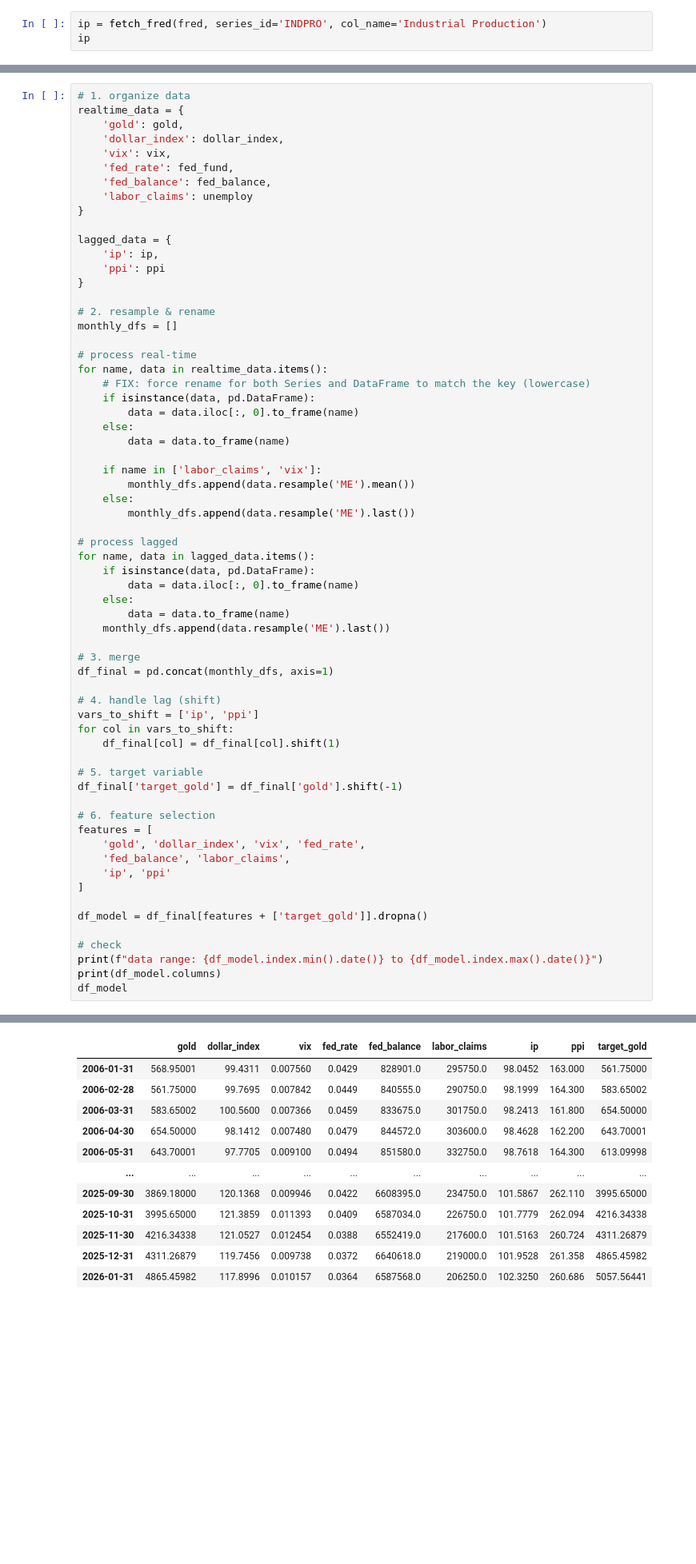
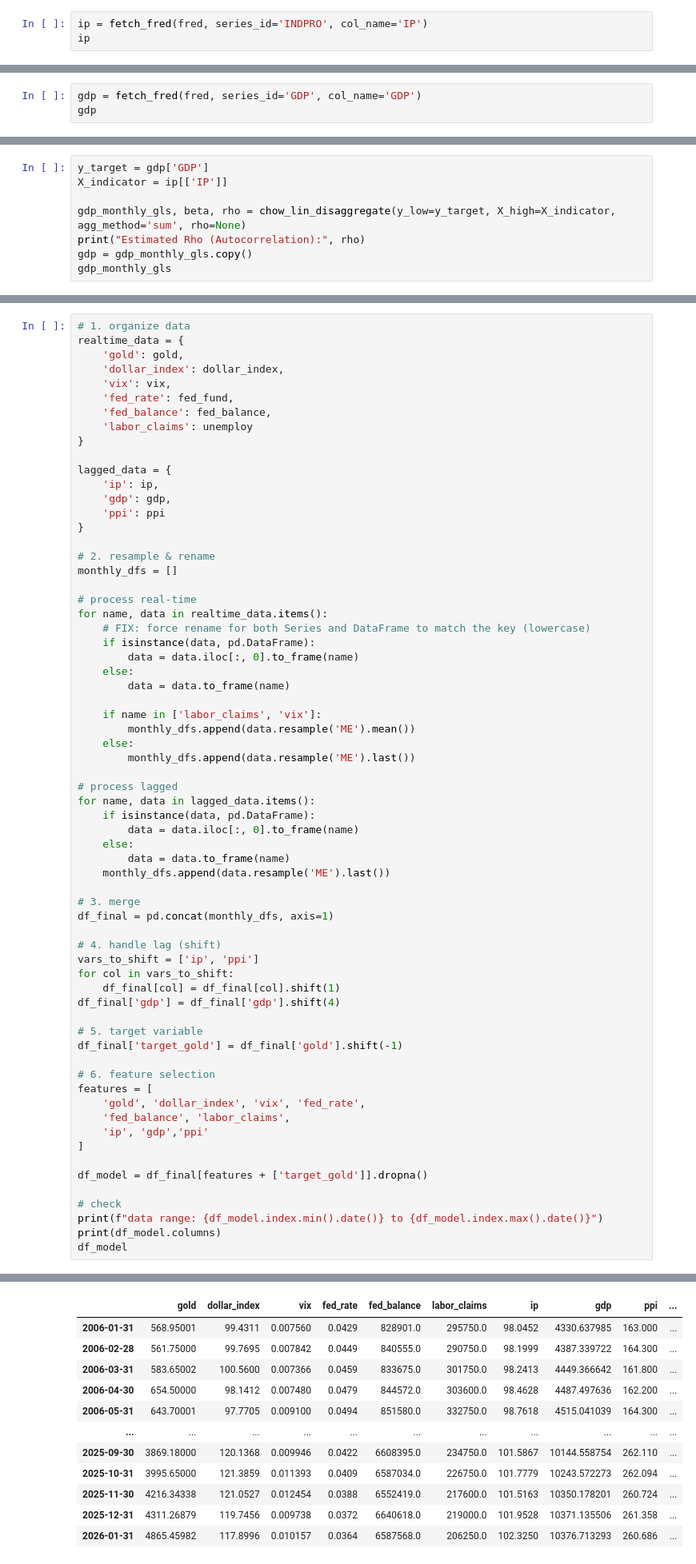
Before and after one commit to FulinQ/AQT, a Jupyter notebook: Gold/After_Meeting/Model1_FB.ipynb, the cells around one changed output, grey strips where cells are left out. Shown at 80% size. Cells and saved outputs as stored; diff of their text form; blank space fills up the shorter version.

```diff
--- a/Gold/After_Meeting/Model1_FB.ipynb
+++ b/Gold/After_Meeting/Model1_FB.ipynb
@@ -240,7 +240,7 @@ start date: 1967-01-07 00:00:00, end date: 2026-01-24 00:00:00
 | 2026-01-24 | 209000.0 |
 3082 rows × 1 columns
 # %%
-ip = fetch_fred(fred, series_id='INDPRO', col_name='Industrial Production')
+ip = fetch_fred(fred, series_id='INDPRO', col_name='IP')
 ip
 # %% [output]
 NaN value before processing: 0
@@ -260,3 +260,6 @@ start date: 1919-01-01 00:00:00, end date: 2025-12-01 00:00:00
 | 2025-11-01 | 101.9528 |
 | 2025-12-01 | 102.3250 |
 1284 rows × 1 columns
+# %%
+gdp = fetch_fred(fred, series_id='GDP', col_name='GDP')
+gdp
@@ -262,0 +378,8 @@ start date: 1919-01-01 00:00:00, end date: 2025-12-01 00:00:00
+# %%
+y_target = gdp['GDP']
+X_indicator = ip[['IP']]
+
+gdp_monthly_gls, beta, rho = chow_lin_disaggregate(y_low=y_target, X_high=X_indicator, agg_method='sum', rho=None)
+print("Estimated Rho (Autocorrelation):", rho)
+gdp = gdp_monthly_gls.copy()
+gdp_monthly_gls
@@ -294,6 +431,7 @@ realtime_data = {
 
 lagged_data = {
     'ip': ip,
+    'gdp': gdp,
     'ppi': ppi
 }
 
@@ -328,6 +466,7 @@ df_final = pd.concat(monthly_dfs, axis=1)
 vars_to_shift = ['ip', 'ppi']
 for col in vars_to_shift:
     df_final[col] = df_final[col].shift(1)
+df_final['gdp'] = df_final['gdp'].shift(4)
 
 # 5. target variable
 df_final['target_gold'] = df_final['gold'].shift(-1)
@@ -336,7 +475,7 @@ df_final['target_gold'] = df_final['gold'].shift(-1)
 features = [
     'gold', 'dollar_index', 'vix', 'fed_rate',
     'fed_balance', 'labor_claims',
-    'ip', 'ppi'
+    'ip', 'gdp','ppi'
 ]
 
 df_model = df_final[features + ['target_gold']].dropna()
@@ -352,13 +491,13 @@ Index(['gold', 'dollar_index', 'vix', 'fed_rate', 'fed_balance',
       dtype='str')
-|  | gold | dollar_index | vix | fed_rate | fed_balance | labor_claims | ip | ppi | target_gold |
-| 2006-01-31 | 568.95001 | 99.4311 | 0.007560 | 0.0429 | 828901.0 | 295750.0 | 98.0452 | 163.000 | 561.75000 |
-| 2006-02-28 | 561.75000 | 99.7695 | 0.007842 | 0.0449 | 840555.0 | 290750.0 | 98.1999 | 164.300 | 583.65002 |
-| 2006-03-31 | 583.65002 | 100.5600 | 0.007366 | 0.0459 | 833675.0 | 301750.0 | 98.2413 | 161.800 | 654.50000 |
-| 2006-04-30 | 654.50000 | 98.1412 | 0.007480 | 0.0479 | 844572.0 | 303600.0 | 98.4628 | 162.200 | 643.70001 |
-| 2006-05-31 | 643.70001 | 97.7705 | 0.009100 | 0.0494 | 851580.0 | 332750.0 | 98.7618 | 164.300 | 613.09998 |
-| ... | ... | ... | ... | ... | ... | ... | ... | ... | ... |
-| 2025-09-30 | 3869.18000 | 120.1368 | 0.009946 | 0.0422 | 6608395.0 | 234750.0 | 101.5867 | 262.110 | 3995.65000 |
-| 2025-10-31 | 3995.65000 | 121.3859 | 0.011393 | 0.0409 | 6587034.0 | 226750.0 | 101.7779 | 262.094 | 4216.34338 |
-| 2025-11-30 | 4216.34338 | 121.0527 | 0.012454 | 0.0388 | 6552419.0 | 217600.0 | 101.5163 | 260.724 | 4311.26879 |
-| 2025-12-31 | 4311.26879 | 119.7456 | 0.009738 | 0.0372 | 6640618.0 | 219000.0 | 101.9528 | 261.358 | 4865.45982 |
-| 2026-01-31 | 4865.45982 | 117.8996 | 0.010157 | 0.0364 | 6587568.0 | 206250.0 | 102.3250 | 260.686 | 5057.56441 |
+|  | gold | dollar_index | vix | fed_rate | fed_balance | labor_claims | ip | gdp | ppi | ... |
+| 2006-01-31 | 568.95001 | 99.4311 | 0.007560 | 0.0429 | 828901.0 | 295750.0 | 98.0452 | 4330.637985 | 163.000 | ... |
+| 2006-02-28 | 561.75000 | 99.7695 | 0.007842 | 0.0449 | 840555.0 | 290750.0 | 98.1999 | 4387.339722 | 164.300 | ... |
+| 2006-03-31 | 583.65002 | 100.5600 | 0.007366 | 0.0459 | 833675.0 | 301750.0 | 98.2413 | 4449.366642 | 161.800 | ... |
+| 2006-04-30 | 654.50000 | 98.1412 | 0.007480 | 0.0479 | 844572.0 | 303600.0 | 98.4628 | 4487.497636 | 162.200 | ... |
+| 2006-05-31 | 643.70001 | 97.7705 | 0.009100 | 0.0494 | 851580.0 | 332750.0 | 98.7618 | 4515.041039 | 164.300 | ... |
+| ... | ... | ... | ... | ... | ... | ... | ... | ... | ... | ... |
+| 2025-09-30 | 3869.18000 | 120.1368 | 0.009946 | 0.0422 | 6608395.0 | 234750.0 | 101.5867 | 10144.558754 | 262.110 | ... |
+| 2025-10-31 | 3995.65000 | 121.3859 | 0.011393 | 0.0409 | 6587034.0 | 226750.0 | 101.7779 | 10243.572273 | 262.094 | ... |
+| 2025-11-30 | 4216.34338 | 121.0527 | 0.012454 | 0.0388 | 6552419.0 | 217600.0 | 101.5163 | 10350.178201 | 260.724 | ... |
+| 2025-12-31 | 4311.26879 | 119.7456 | 0.009738 | 0.0372 | 6640618.0 | 219000.0 | 101.9528 | 10371.135506 | 261.358 | ... |
+| 2026-01-31 | 4865.45982 | 117.8996 | 0.010157 | 0.0364 | 6587568.0 | 206250.0 | 102.3250 | 10376.713293 | 260.686 | ... |
```
Also changed, not shown: parts of 8 cells of this notebook, 7 other files.
